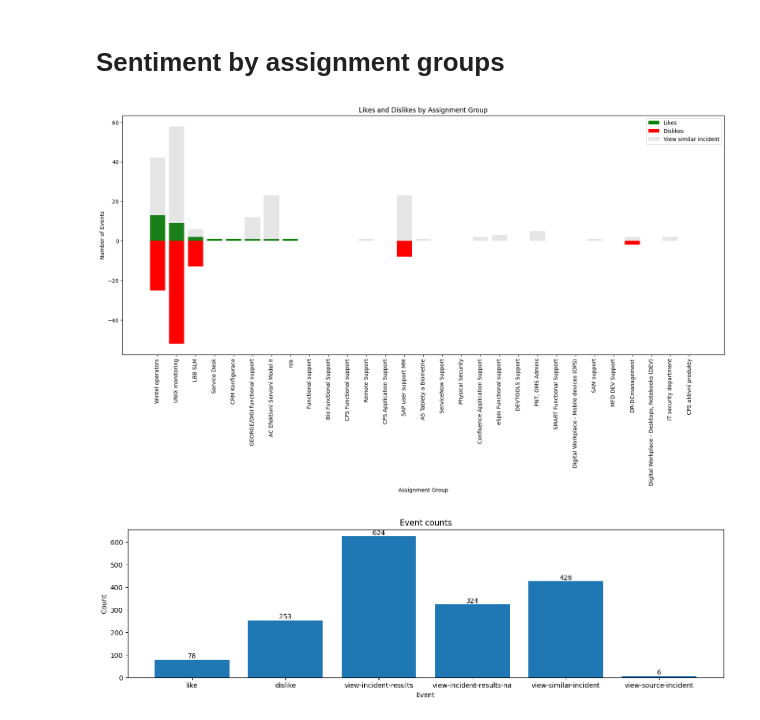
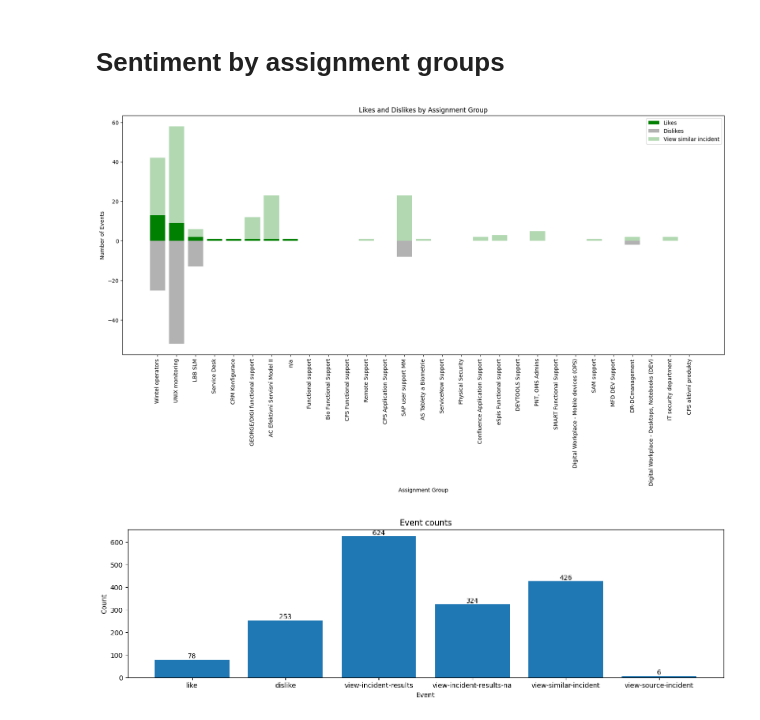
Before and after one commit to the-mama-ai/msearch_csas_ux_analysis, a Jupyter notebook: analysis.ipynb, the cells around one changed output. Drawn from its saved outputs; the diff is of its cells as text; code cells hidden in the pictures.

```diff
--- a/analysis.ipynb
+++ b/analysis.ipynb
@@ -168,37 +174,37 @@ for event in events:
         sentiment_assignment_groups[event.assignment_group].likes += 1
     if event.event_type == EventType.DISLIKE:
         sentiment_assignment_groups[event.assignment_group].dislikes += 1
     if event.event_type == EventType.VIEW_SIMILAR_INCIDENT:
         sentiment_assignment_groups[event.assignment_group].view_similar_incident += 1
 
 sentiment_assignment_groups_sorted_by_likes = sorted(sentiment_assignment_groups.items(),
                                                      key=lambda x: x[1].likes, reverse=True)
 
 # create lists to hold the likes and dislikes values for each assignment group
 likes_values = [group[1].likes for group in sentiment_assignment_groups_sorted_by_likes]
 dislikes_values = [- group[1].dislikes for group in sentiment_assignment_groups_sorted_by_likes]
 view_similar_incident_values = [group[1].view_similar_incident for group in sentiment_assignment_groups_sorted_by_likes]
 
 # set up the bar plot
 f, ax = plt.subplots(figsize=(20, 8))
 index = range(len(sentiment_assignment_groups_sorted_by_likes))
 
 # plot the likes and dislikes bars side-by-side for each assignment group
-rects1 = ax.bar(index, likes_values, color='g', label='Likes')
-rects2 = ax.bar(index, dislikes_values, color='r', label='Dislikes')
-rects3 = ax.bar(index, view_similar_incident_values, alpha=0.2, color='grey', label='View similar incident')
+rects1 = ax.bar(index, likes_values, color='g',label='Likes')
+rects2 = ax.bar(index, dislikes_values, color='grey', alpha=0.6, label='Dislikes')
+rects3 = ax.bar(index, view_similar_incident_values, alpha=0.3, color='g', label='View similar incident')
 
 # add labels and title to the plot
 ax.set_xlabel('Assignment Group')
 ax.set_ylabel('Number of Events')
 ax.set_title('Likes and Dislikes by Assignment Group')
 ax.set_xticks(index)
 ax.set_xticklabels(unique_assignment_groups, rotation='vertical')
 ax.legend()
 # display the plot
 plt.show()
 # %% [output]
-[figure, old version]
+[figure, new version]
 # %%
 event_counts: dict[EventType, int] = get_event_type_counts(events)
 
```
Also changed, not shown: parts of 4 cells of this notebook, 2 other files.
